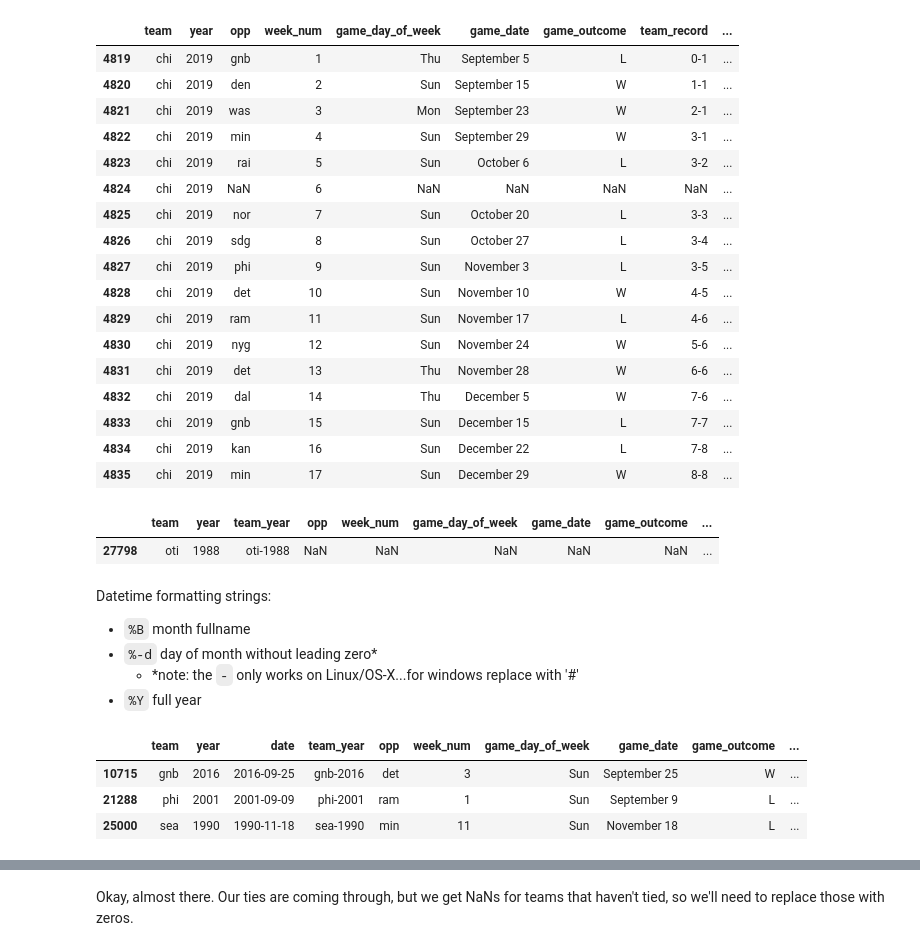
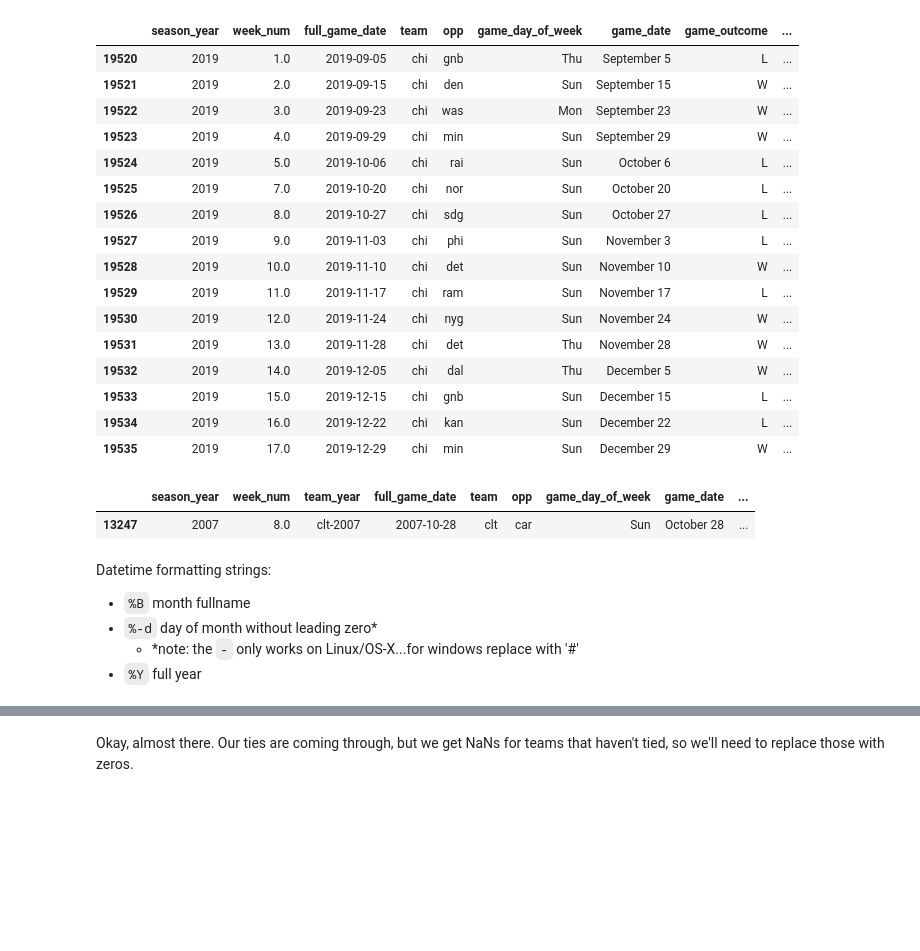
Before and after one commit to edubu2/metis-project2, a Jupyter notebook: code/clean_game_data.ipynb, the cells around one changed output, grey strips where cells are left out. Cells and saved outputs as stored; diff of their text form; code cells hidden in the pictures; blank space fills up the shorter version.

```diff
--- a/code/clean_game_data.ipynb
+++ b/code/clean_game_data.ipynb
@@ -11,3 +8,5 @@ game_df = pd.read_pickle('data/games_scraped.pickle')
+# %%
+game_df = pd.read_pickle('data/games.pickle')
 # %%
 game_df.shape
 # %% [output]
@@ -15,25 +27,24 @@ game_df.shape
 # %%
-mask = (game_df.team == 'chi') & (game_df.year == 2019)
+mask = (game_df.team == 'chi') & (game_df.season_year == 2019)
 game_df[mask]
 # %% [output]
-|  | team | year | opp | week_num | game_day_of_week | game_date | game_outcome | team_record | ... |
-| 4819 | chi | 2019 | gnb | 1 | Thu | September 5 | L | 0-1 | ... |
-| 4820 | chi | 2019 | den | 2 | Sun | September 15 | W | 1-1 | ... |
-| 4821 | chi | 2019 | was | 3 | Mon | September 23 | W | 2-1 | ... |
-| 4822 | chi | 2019 | min | 4 | Sun | September 29 | W | 3-1 | ... |
-| 4823 | chi | 2019 | rai | 5 | Sun | October 6 | L | 3-2 | ... |
-| 4824 | chi | 2019 | NaN | 6 | NaN | NaN | NaN | NaN | ... |
-| 4825 | chi | 2019 | nor | 7 | Sun | October 20 | L | 3-3 | ... |
-| 4826 | chi | 2019 | sdg | 8 | Sun | October 27 | L | 3-4 | ... |
-| 4827 | chi | 2019 | phi | 9 | Sun | November 3 | L | 3-5 | ... |
-| 4828 | chi | 2019 | det | 10 | Sun | November 10 | W | 4-5 | ... |
-| 4829 | chi | 2019 | ram | 11 | Sun | November 17 | L | 4-6 | ... |
-| 4830 | chi | 2019 | nyg | 12 | Sun | November 24 | W | 5-6 | ... |
-| 4831 | chi | 2019 | det | 13 | Thu | November 28 | W | 6-6 | ... |
-| 4832 | chi | 2019 | dal | 14 | Thu | December 5 | W | 7-6 | ... |
-| 4833 | chi | 2019 | gnb | 15 | Sun | December 15 | L | 7-7 | ... |
-| 4834 | chi | 2019 | kan | 16 | Sun | December 22 | L | 7-8 | ... |
-| 4835 | chi | 2019 | min | 17 | Sun | December 29 | W | 8-8 | ... |
+|  | season_year | week_num | full_game_date | team | opp | game_day_of_week | game_date | game_outcome | ... |
+| 19520 | 2019 | 1.0 | 2019-09-05 | chi | gnb | Thu | September 5 | L | ... |
+| 19521 | 2019 | 2.0 | 2019-09-15 | chi | den | Sun | September 15 | W | ... |
+| 19522 | 2019 | 3.0 | 2019-09-23 | chi | was | Mon | September 23 | W | ... |
+| 19523 | 2019 | 4.0 | 2019-09-29 | chi | min | Sun | September 29 | W | ... |
+| 19524 | 2019 | 5.0 | 2019-10-06 | chi | rai | Sun | October 6 | L | ... |
+| 19525 | 2019 | 7.0 | 2019-10-20 | chi | nor | Sun | October 20 | L | ... |
+| 19526 | 2019 | 8.0 | 2019-10-27 | chi | sdg | Sun | October 27 | L | ... |
+| 19527 | 2019 | 9.0 | 2019-11-03 | chi | phi | Sun | November 3 | L | ... |
+| 19528 | 2019 | 10.0 | 2019-11-10 | chi | det | Sun | November 10 | W | ... |
+| 19529 | 2019 | 11.0 | 2019-11-17 | chi | ram | Sun | November 17 | L | ... |
+| 19530 | 2019 | 12.0 | 2019-11-24 | chi | nyg | Sun | November 24 | W | ... |
+| 19531 | 2019 | 13.0 | 2019-11-28 | chi | det | Thu | November 28 | W | ... |
+| 19532 | 2019 | 14.0 | 2019-12-05 | chi | dal | Thu | December 5 | W | ... |
+| 19533 | 2019 | 15.0 | 2019-12-15 | chi | gnb | Sun | December 15 | L | ... |
+| 19534 | 2019 | 16.0 | 2019-12-22 | chi | kan | Sun | December 22 | L | ... |
+| 19535 | 2019 | 17.0 | 2019-12-29 | chi | min | Sun | December 29 | W | ... |
 # %%
 # clean the game_location column & apply change. def home_game(row):
 def home_game(row):
@@ -46,12 +57,12 @@ game_df.drop("game_location", axis=1, errors='ignore', inplace=True)
 # %%
 # add team_year identifier to each row (to easily groupby team/year)
 
-team_years = game_df['team'] + '-' +  game_df['year'].astype(str)
+team_years = game_df['team'] + '-' +  game_df['season_year'].astype(str)
 game_df.insert(loc=2, column='team_year', value=team_years)
 game_df.sample()
 # %% [output]
-|  | team | year | team_year | opp | week_num | game_day_of_week | game_date | game_outcome | ... |
-| 27798 | oti | 1988 | oti-1988 | NaN | NaN | NaN | NaN | NaN | ... |
+|  | season_year | week_num | team_year | full_game_date | team | opp | game_day_of_week | game_date | ... |
+| 13247 | 2007 | 8.0 | clt-2007 | 2007-10-28 | clt | car | Sun | October 28 | ... |
 # %% [markdown]
 Datetime formatting strings:
 
@@ -63,16 +74,11 @@ Datetime formatting strings:
 # convert game date to datetime & add new column to DF
 
 
-f = r"%B %d-%Y"
-full_game_date = game_df.game_date + '-' + game_df.year.astype(str)
-full_game_date = pd.to_datetime(full_game_date, format=f)
-game_df.insert(loc=2, column='date', value=full_game_date)
-game_df.sample(3)
+# f = r"%B %d-%Y"
+# full_game_date = game_df.game_date + '-' + game_df.year.astype(str)
+# full_game_date = pd.to_datetime(full_game_date, format=f)
+# game_df.insert(loc=2, column='date', value=full_game_date)
+# game_df.sample(3)
-# %% [output]
-|  | team | year | date | team_year | opp | week_num | game_day_of_week | game_date | game_outcome | ... |
-| 10715 | gnb | 2016 | 2016-09-25 | gnb-2016 | det | 3 | Sun | September 25 | W | ... |
-| 21288 | phi | 2001 | 2001-09-09 | phi-2001 | ram | 1 | Sun | September 9 | L | ... |
-| 25000 | sea | 1990 | 1990-11-18 | sea-1990 | min | 11 | Sun | November 18 | L | ... |
 # %%
 # now drop the game_date col
 game_df.drop("game_date", axis=1, inplace=True, errors='ignore')
```
Also changed, not shown: parts of 27 cells of this notebook, 2 other files.
